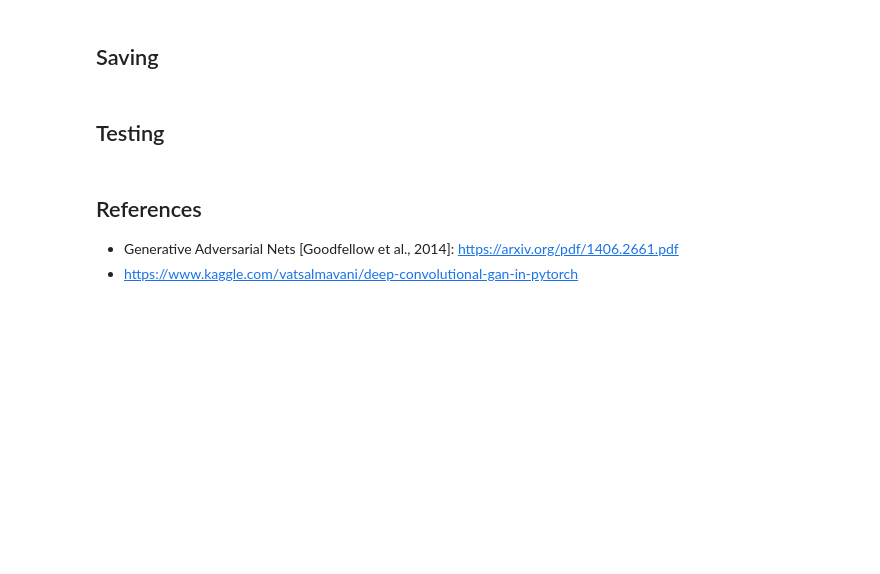
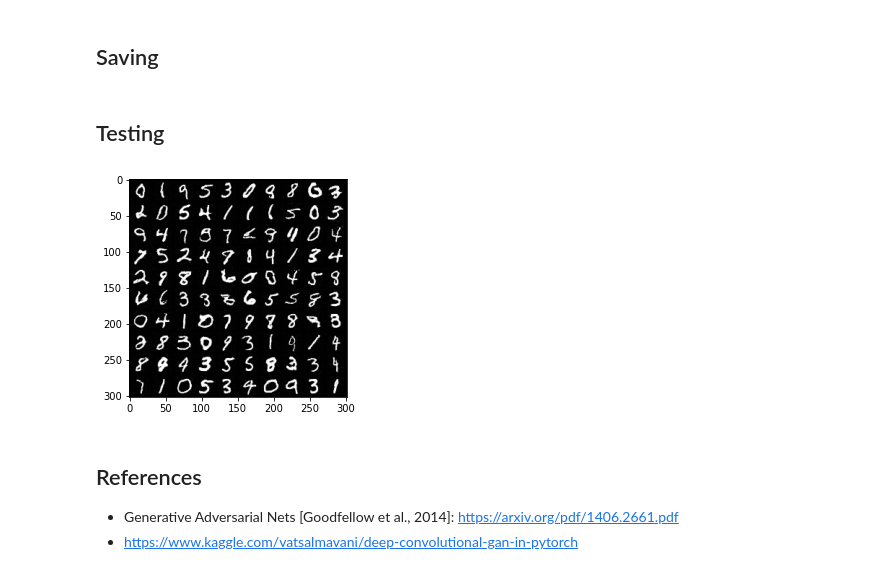
Before and after one commit to omargup/deep_convolutional_gan, a Jupyter notebook: convolutional_gan.ipynb, the cells around one changed output. Drawn from its saved outputs; the diff is of its cells as text; code cells hidden in the pictures; blank space fills up the shorter version.

```diff
--- a/convolutional_gan.ipynb
+++ b/convolutional_gan.ipynb
@@ -258,5 +310,28 @@ Epoch: 2/2, g_loss: 5.186336614688234, d_loss: 0.012065066248954585
 # %% [markdown]
 ## Testing
+# %%
+#Load saved model
+generator = Generator(input_channels = latent_size,
+                      output_channels = image_channels,
+                      hidden_channels = 64).to(device)
+
+generator.load_state_dict(torch.load('outputs/checkpoints/generator.pt'))
+generator.eval()
+
+#Generate fake image from noise vector
+noise_tensor = torch.randn([batch_size, latent_size, 1, 1], device=device)
+
+with torch.no_grad():
+    fake_img = generator(noise_tensor)
+
+fake_img = denormalize(fake_img).detach().cpu()
+fake_img = make_grid(tensor=fake_img, nrow=10).permute(1,2,0)
+#fake_img: [h,w,c], just one img
+
+plt.imshow(fake_img, cmap='gray')
+plt.show()
+# %% [output]
+[figure, added]
 # %% [markdown]
 
 ## References
```
Also changed, not shown: parts of 11 cells of this notebook, 56 other files.
